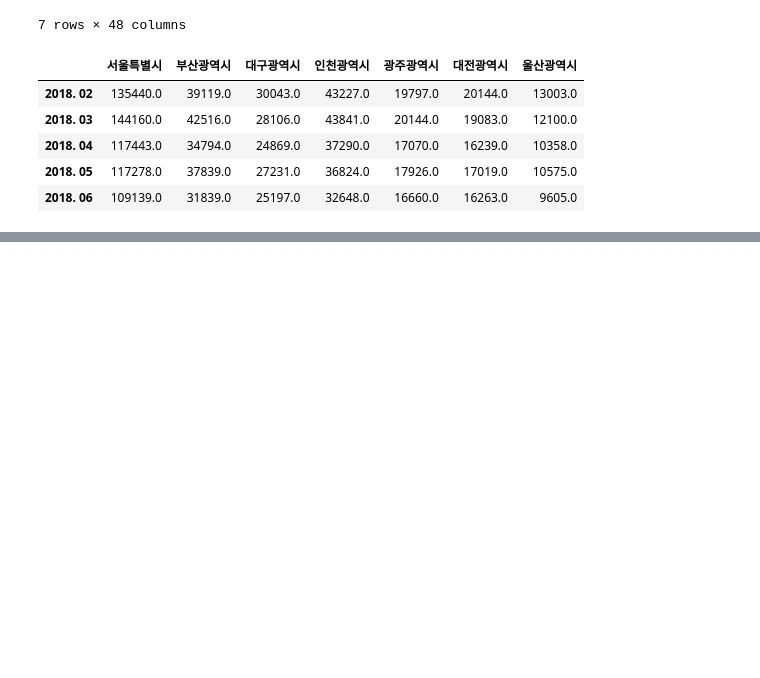
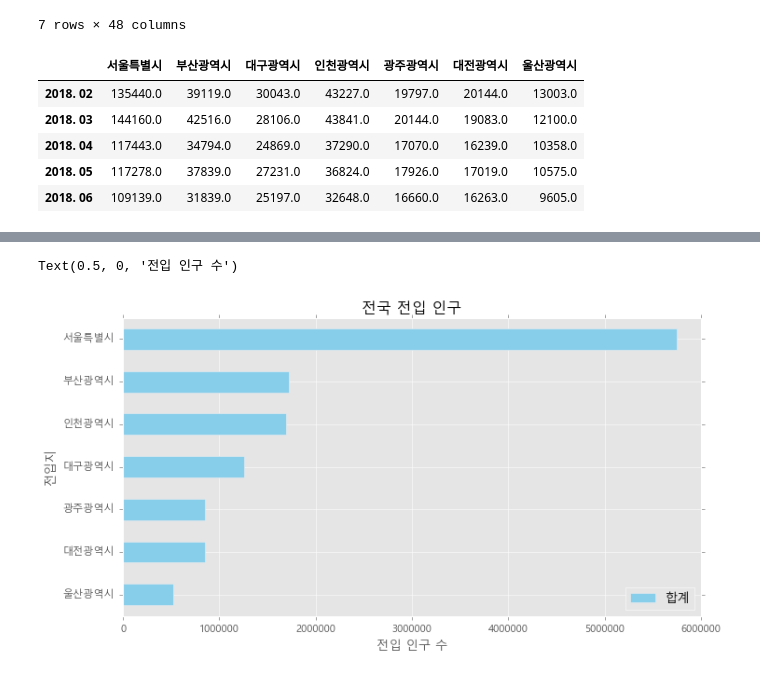
Before and after one commit to donghyeonlim/Data-analysis, a Jupyter notebook: matplotlib.ipynb, the cells around one changed output, grey strips where cells are left out. Cells and saved outputs as stored; diff of their text form; code cells hidden in the pictures; blank space fills up the shorter version.

```diff
--- a/matplotlib.ipynb
+++ b/matplotlib.ipynb
@@ -178,0 +186,12 @@ Text(0.5, 0, '기간')
+# %%
+df1 = df.transpose()
+df1['합계'] = df1.sum(axis=1)
+df1_total = df1[['합계']].sort_values(by='합계',ascending=True)
+plt.style.use('ggplot')
+df1_total.plot(kind='barh',color='skyblue',figsize=(10,5))
+plt.title('전국 전입 인구')
+plt.ylabel('전입지')
+plt.xlabel('전입 인구 수')
+# %% [output]
+Text(0.5, 0, '전입 인구 수')
+[figure, added]
```
Also changed, not shown: parts of 14 cells of this notebook.
